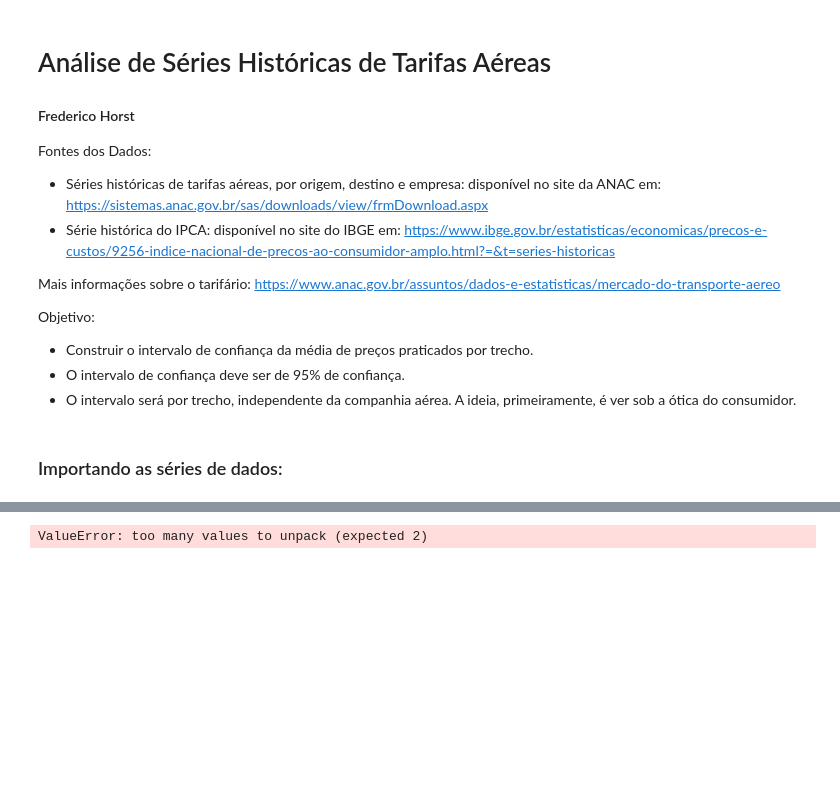
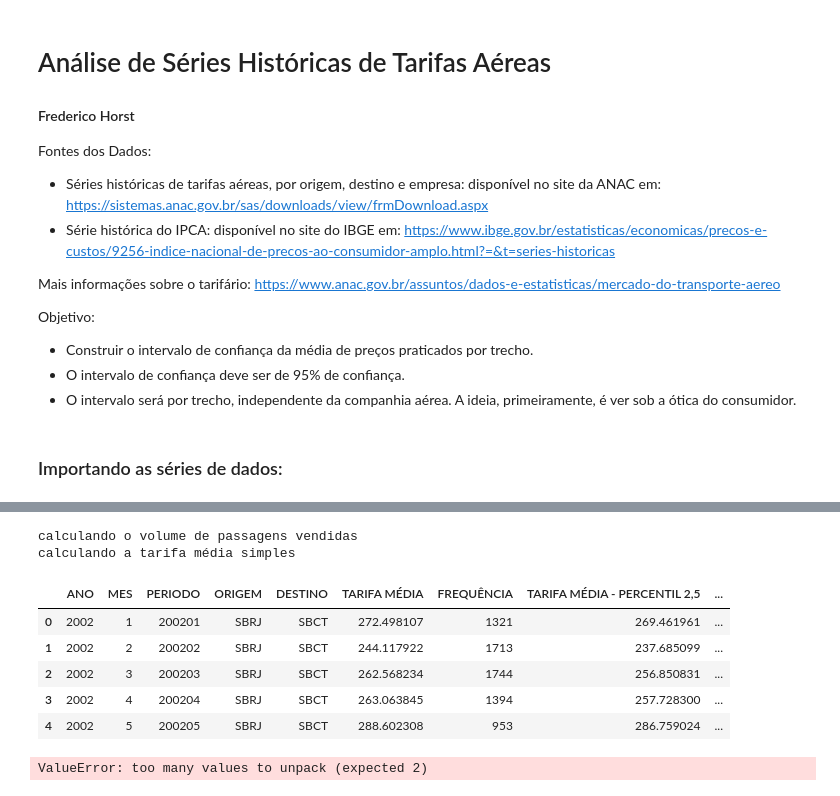
Before and after one commit to fredericohorst/anac-tarifas-aereas, a Jupyter notebook: tarifas_aereas.ipynb, the cells around one changed output, grey strips where cells are left out. Cells and saved outputs as stored; diff of their text form; code cells hidden in the pictures; blank space fills up the shorter version.

```diff
--- a/tarifas_aereas.ipynb
+++ b/tarifas_aereas.ipynb
@@ -29,3 +109,52 @@ import basic_statistics as sts
+# %%
+print('calculando o volume de passagens vendidas')
+tarifas_count = tarifas_df.copy()
+tarifas_count = tarifas_count.groupby(['ANO','MES','PERIODO','ORIGEM','DESTINO']).count().reset_index()
+tarifas_count = tarifas_count[['ANO','MES','PERIODO','ORIGEM','DESTINO','TARIFA']]
+tarifas_count.columns = ['ANO','MES','PERIODO','ORIGEM','DESTINO','FREQUÊNCIA']
+# calculando a tarifa média simples
+print('calculando a tarifa média simples')
+tarifas_sts = tarifas_df.copy()
+tarifas_sts = tarifas_sts.groupby(['ANO','MES','PERIODO','ORIGEM','DESTINO']).mean().reset_index()
+tarifas_sts = tarifas_sts[['ANO','MES','PERIODO','ORIGEM','DESTINO','TARIFA']]
+tarifas_sts.columns = ['ANO','MES','PERIODO','ORIGEM','DESTINO','TARIFA MÉDIA']
+tarifas_sts = pd.merge(tarifas_sts,tarifas_count, how = 'left', on = ['ANO','MES','PERIODO','ORIGEM','DESTINO'])
+tarifas_count = None
+# %% [output]
+calculando o volume de passagens vendidas
+calculando a tarifa média simples
+# %%
+periodos = tarifas_sts.PERIODO.unique()
+tarifa_media_percentil_025 = []
+tarifa_media_percentil_500 = []
+tarifa_media_percentil_975 = []
+
+for periodo in periodos:
+#     print('calculando o intervalo de confiança da média da tarifa')
+    df = tarifas_df.copy()
+    df = df[df.PERIODO == periodo]
+    ic_tarifa_media = basic_statistics.draw_bs_reps(df.TARIFA, np.mean, size = 10)
+#     print('ics calculados')
+    tarifa_media_percentil_025.append(np.percentile(ic_tarifa_media, 2.5))
+#     print(np.percentile(ic_tarifa_media, 2.5))
+    tarifa_media_percentil_975.append(np.percentile(ic_tarifa_media, 97.5))
+#     print(np.percentile(ic_tarifa_media, 97.5))
+    tarifa_media_percentil_500.append(np.percentile(ic_tarifa_media, 50.0)) # mediana
+#     print(np.percentile(ic_tarifa_media, 50.0))
+    df = None
+
+tarifas_sts['TARIFA MÉDIA - PERCENTIL 2,5'] = tarifa_media_percentil_025
+tarifas_sts['TARIFA MÉDIA - PERCENTIL 50'] = tarifa_media_percentil_500
+tarifas_sts['TARIFA MÉDIA - PERCENTIL 97,5'] = tarifa_media_percentil_975
+# %%
+tarifas_sts.head()
+# %% [output]
+|  | ANO | MES | PERIODO | ORIGEM | DESTINO | TARIFA MÉDIA | FREQUÊNCIA | TARIFA MÉDIA - PERCENTIL 2,5 | ... |
+| 0 | 2002 | 1 | 200201 | SBRJ | SBCT | 272.498107 | 1321 | 269.461961 | ... |
+| 1 | 2002 | 2 | 200202 | SBRJ | SBCT | 244.117922 | 1713 | 237.685099 | ... |
+| 2 | 2002 | 3 | 200203 | SBRJ | SBCT | 262.568234 | 1744 | 256.850831 | ... |
+| 3 | 2002 | 4 | 200204 | SBRJ | SBCT | 263.063845 | 1394 | 257.728300 | ... |
+| 4 | 2002 | 5 | 200205 | SBRJ | SBCT | 288.602308 | 953 | 286.759024 | ... |
 # %%
 # importando o dicionário de dados dos aeroportos:
 aeroportos = pd.read_csv('aeroportos.csv',';')
```
Also changed, not shown: parts of 4 cells of this notebook, 2 other files.
